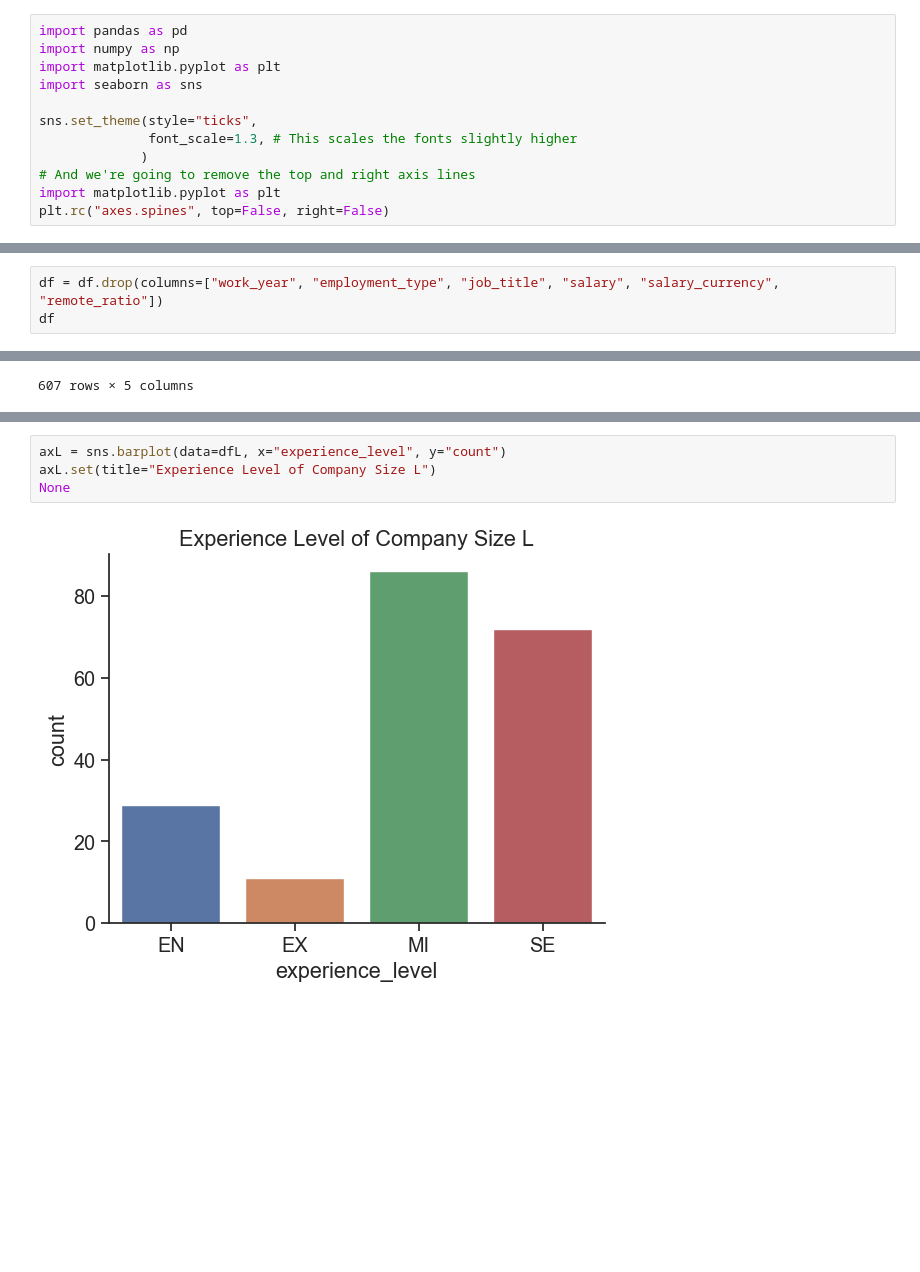
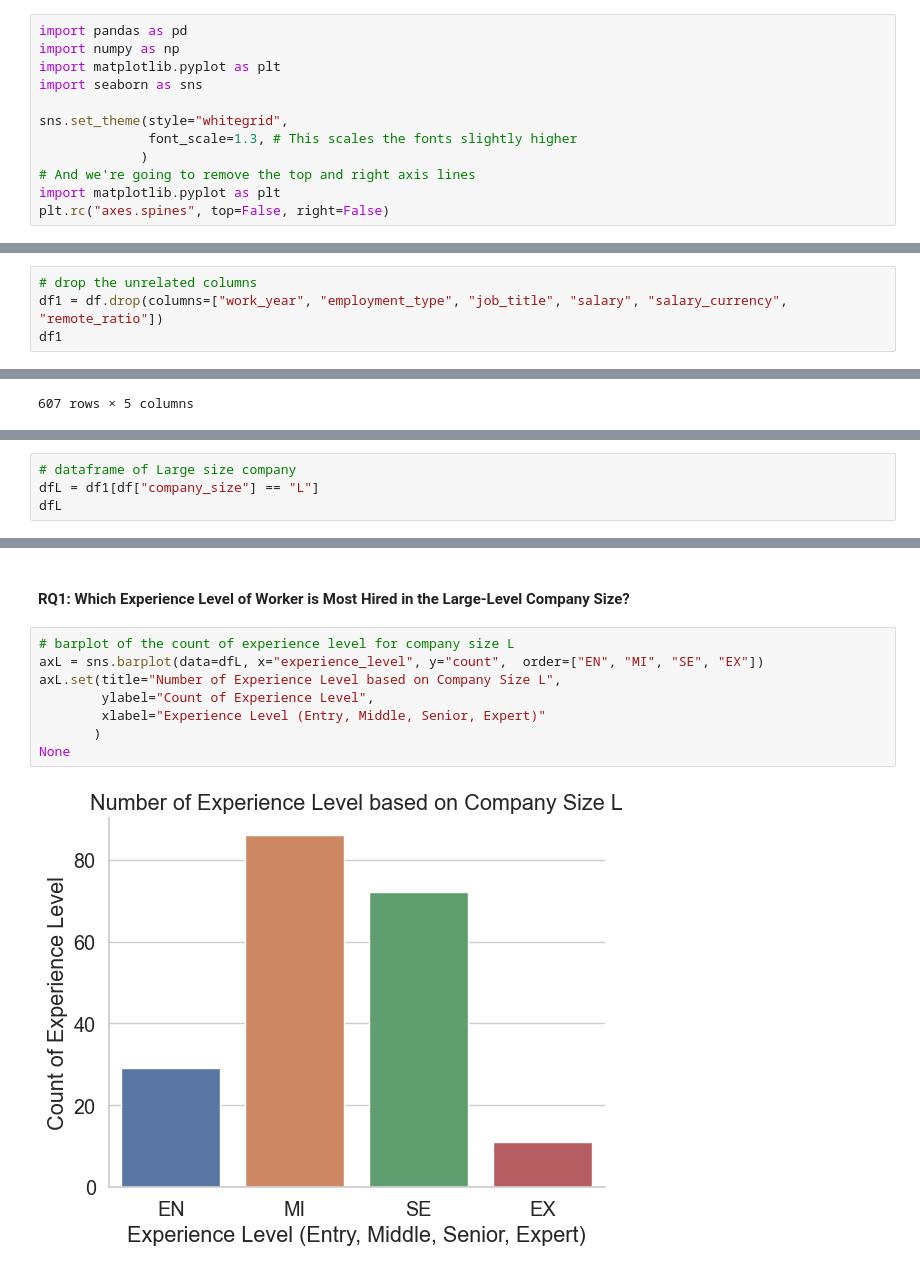
Before and after one commit to ubco-W2022T2-data301/project-group-group07, a Jupyter notebook: analysis/analysis1.ipynb, the cells around one changed output, grey strips where cells are left out. Cells and saved outputs as stored; diff of their text form; blank space fills up the shorter version.

```diff
--- a/analysis/analysis1.ipynb
+++ b/analysis/analysis1.ipynb
@@ -17,7 +16,7 @@ import numpy as np
 import matplotlib.pyplot as plt
 import seaborn as sns
 
-sns.set_theme(style="ticks",
+sns.set_theme(style="whitegrid",
               font_scale=1.3, # This scales the fonts slightly higher
              )
 # And we're going to remove the top and right axis lines
@@ -66,6 +69,7 @@ df.describe(exclude='number').T
 # %%
-df = df.drop(columns=["work_year", "employment_type", "job_title", "salary", "salary_currency", "remote_ratio"])
-df
+# drop the unrelated columns
+df1 = df.drop(columns=["work_year", "employment_type", "job_title", "salary", "salary_currency", "remote_ratio"])
+df1
 # %% [output]
 |  | experience_level | salary_in_usd | employee_residence | company_location | company_size |
 | 0 | MI | 79833 | DE | DE | L |
@@ -104,0 +90,4 @@ dfS
+# %%
+# dataframe of Large size company
+dfL = df1[df["company_size"] == "L"]
+dfL
@@ -109,6 +153,12 @@ dfS = dfS.loc[:, ["experience_level", "company_size"]].groupby("experience_level
+# %% [markdown]
+#### RQ1: Which Experience Level of Worker is Most Hired in the Large-Level Company Size?
 # %%
-axL = sns.barplot(data=dfL, x="experience_level", y="count")
-axL.set(title="Experience Level of Company Size L")
+# barplot of the count of experience level for company size L
+axL = sns.barplot(data=dfL, x="experience_level", y="count",  order=["EN", "MI", "SE", "EX"])
+axL.set(title="Number of Experience Level based on Company Size L",
+        ylabel="Count of Experience Level",
+        xlabel="Experience Level (Entry, Middle, Senior, Expert)"
+       )
 None
 # %% [output]
-[figure, old version]
+[figure, new version]
```
Also changed, not shown: parts of 23 cells of this notebook.
